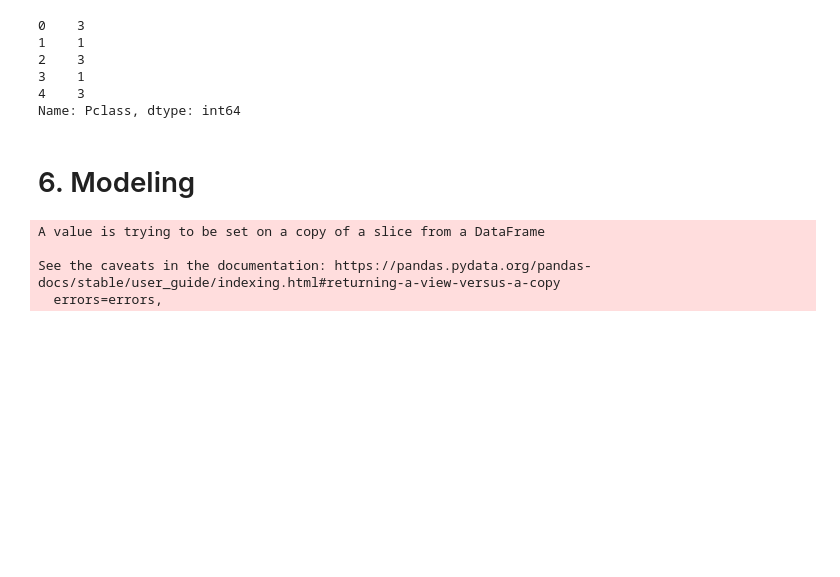
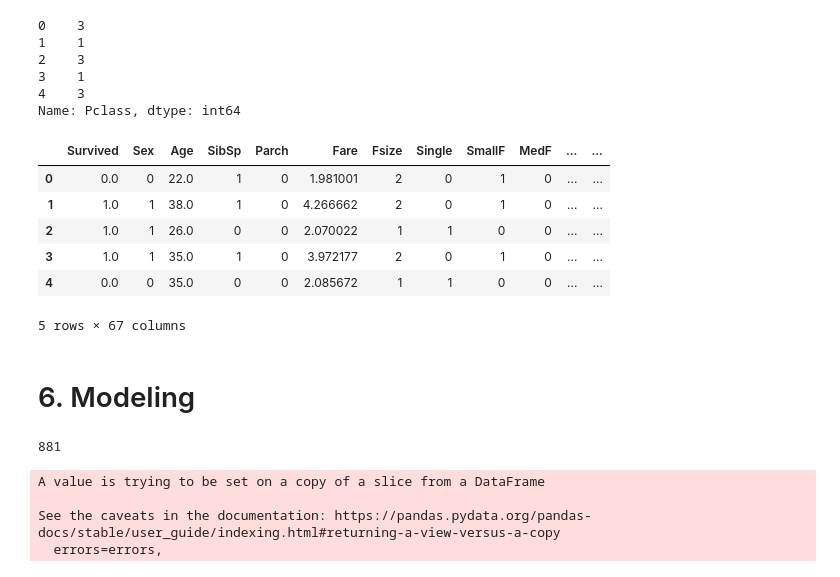
Before and after one commit to LeeChanHyuk/Kaggle, a Jupyter notebook: Project1_Titanik/Titanik_ensemble.ipynb, the cells around one changed output. Drawn from its saved outputs; the diff is of its cells as text; code cells hidden in the pictures; blank space fills up the shorter version.

```diff
--- a/Project1_Titanik/Titanik_ensemble.ipynb
+++ b/Project1_Titanik/Titanik_ensemble.ipynb
@@ -555,7 +566,20 @@ dataset = pd.get_dummies(dataset, columns = ['Pclass'], prefix='Pc')
+# %%
+dataset.head()
+# %% [output]
+|  | Survived | Sex | Age | SibSp | Parch | Fare | Fsize | Single | SmallF | MedF | ... | ... |
+| 0 | 0.0 | 0 | 22.0 | 1 | 0 | 1.981001 | 2 | 0 | 1 | 0 | ... | ... |
+| 1 | 1.0 | 1 | 38.0 | 1 | 0 | 4.266662 | 2 | 0 | 1 | 0 | ... | ... |
+| 2 | 1.0 | 1 | 26.0 | 0 | 0 | 2.070022 | 1 | 1 | 0 | 0 | ... | ... |
+| 3 | 1.0 | 1 | 35.0 | 1 | 0 | 3.972177 | 2 | 0 | 1 | 0 | ... | ... |
+| 4 | 0.0 | 0 | 35.0 | 0 | 0 | 2.085672 | 1 | 1 | 0 | 0 | ... | ... |
+5 rows × 67 columns
 # %% [markdown]
 # 6. Modeling
 # %%
 train_len = len(train)
+print(train_len)
+# %% [output]
+881
 # %%
 train = dataset[:train_len]
 test = dataset[train_len:]
```
Also changed, not shown: parts of 17 cells of this notebook, 2 other files.
